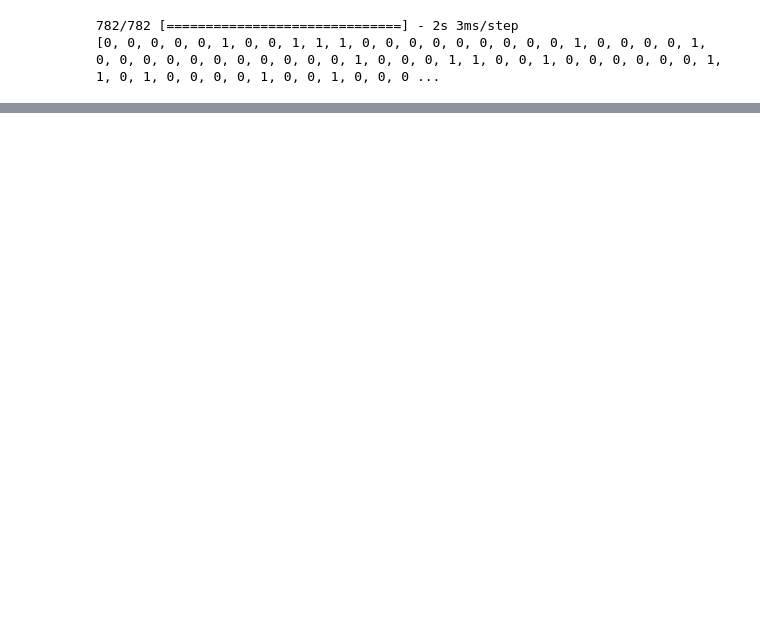
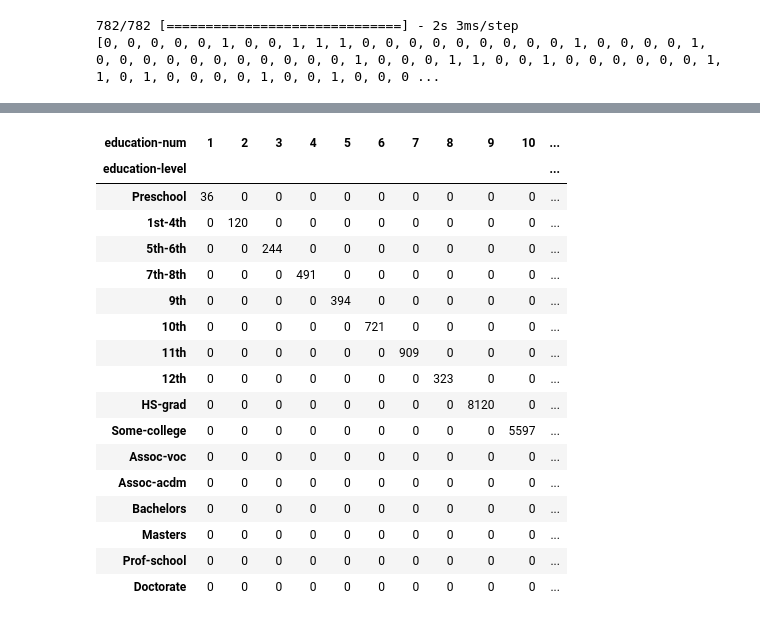
Before and after one commit to eric-pding/RSM8413_Group_Assignment_1, a Jupyter notebook: RSM8413_Group_Assignment_3.ipynb, the cells around one changed output, grey strips where cells are left out. Saved outputs shown, nothing was run; the diff lists cells and outputs as text; code cells hidden in the pictures; blank space fills up the shorter version.

```diff
--- a/RSM8413_Group_Assignment_3.ipynb
+++ b/RSM8413_Group_Assignment_3.ipynb
@@ -185,0 +196,22 @@ print(rounded)
+# %%
+# Cross-Tabulate
+pd.crosstab(index=data_train['education-level'], columns=data_train['education-num'])
+# %% [output]
+| education-num | 1 | 2 | 3 | 4 | 5 | 6 | 7 | 8 | 9 | 10 | ... |
+| education-level |  |  |  |  |  |  |  |  |  |  | ... |
+| Preschool | 36 | 0 | 0 | 0 | 0 | 0 | 0 | 0 | 0 | 0 | ... |
+| 1st-4th | 0 | 120 | 0 | 0 | 0 | 0 | 0 | 0 | 0 | 0 | ... |
+| 5th-6th | 0 | 0 | 244 | 0 | 0 | 0 | 0 | 0 | 0 | 0 | ... |
+| 7th-8th | 0 | 0 | 0 | 491 | 0 | 0 | 0 | 0 | 0 | 0 | ... |
+| 9th | 0 | 0 | 0 | 0 | 394 | 0 | 0 | 0 | 0 | 0 | ... |
+| 10th | 0 | 0 | 0 | 0 | 0 | 721 | 0 | 0 | 0 | 0 | ... |
+| 11th | 0 | 0 | 0 | 0 | 0 | 0 | 909 | 0 | 0 | 0 | ... |
+| 12th | 0 | 0 | 0 | 0 | 0 | 0 | 0 | 323 | 0 | 0 | ... |
+| HS-grad | 0 | 0 | 0 | 0 | 0 | 0 | 0 | 0 | 8120 | 0 | ... |
+| Some-college | 0 | 0 | 0 | 0 | 0 | 0 | 0 | 0 | 0 | 5597 | ... |
+| Assoc-voc | 0 | 0 | 0 | 0 | 0 | 0 | 0 | 0 | 0 | 0 | ... |
+| Assoc-acdm | 0 | 0 | 0 | 0 | 0 | 0 | 0 | 0 | 0 | 0 | ... |
+| Bachelors | 0 | 0 | 0 | 0 | 0 | 0 | 0 | 0 | 0 | 0 | ... |
+| Masters | 0 | 0 | 0 | 0 | 0 | 0 | 0 | 0 | 0 | 0 | ... |
+| Prof-school | 0 | 0 | 0 | 0 | 0 | 0 | 0 | 0 | 0 | 0 | ... |
+| Doctorate | 0 | 0 | 0 | 0 | 0 | 0 | 0 | 0 | 0 | 0 | ... |
```
Also changed, not shown: parts of 12 cells of this notebook.
